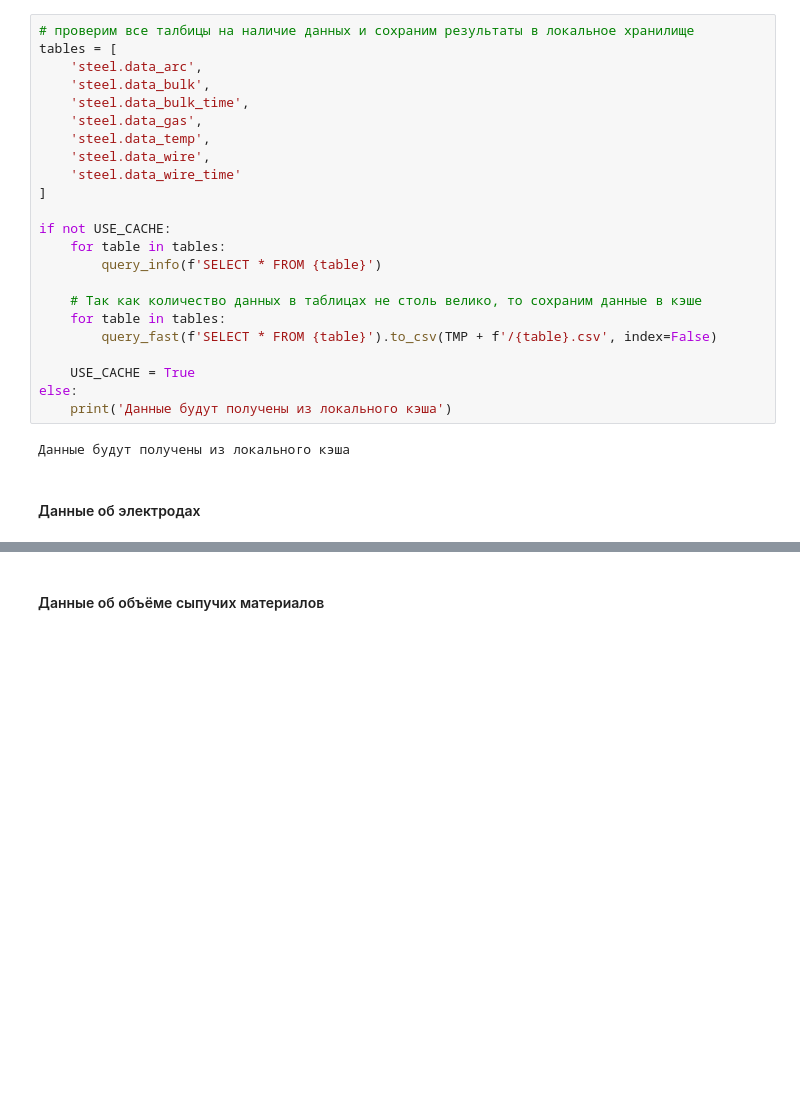
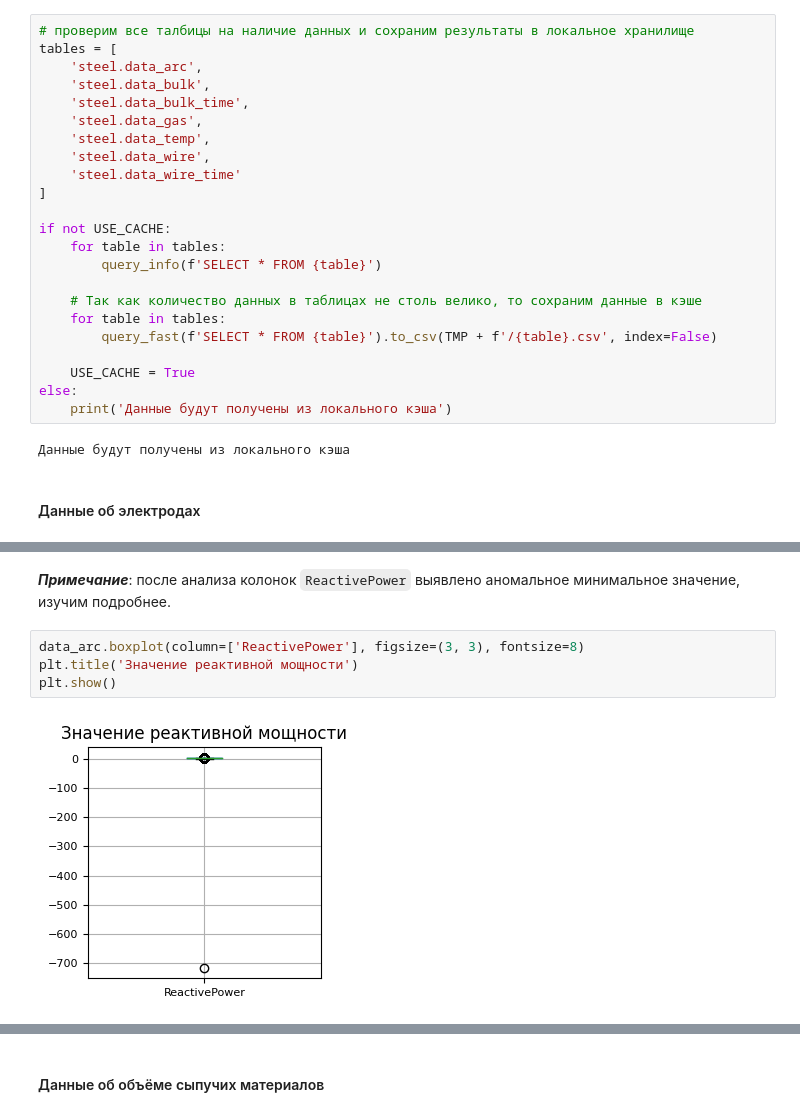
Before and after one commit to akrasnov87/yandex-practicum-final-project, a Jupyter notebook: industry.ipynb, the cells around one changed output, grey strips where cells are left out. Drawn from its saved outputs; the diff is of its cells as text; blank space fills up the shorter version.

```diff
--- a/industry.ipynb
+++ b/industry.ipynb
@@ -224,0 +240,8 @@ memory usage: 581.2+ KB
+# %% [markdown]
+___Примечание___: после анализа колонок `ReactivePower` выявлено аномальное минимальное значение, изучим подробнее.
+# %%
+data_arc.boxplot(column=['ReactivePower'], figsize=(3, 3), fontsize=8)
+plt.title('Значение реактивной мощности')
+plt.show()
+# %% [output]
+[figure, added]
```
Also changed, not shown: parts of 33 cells of this notebook.
